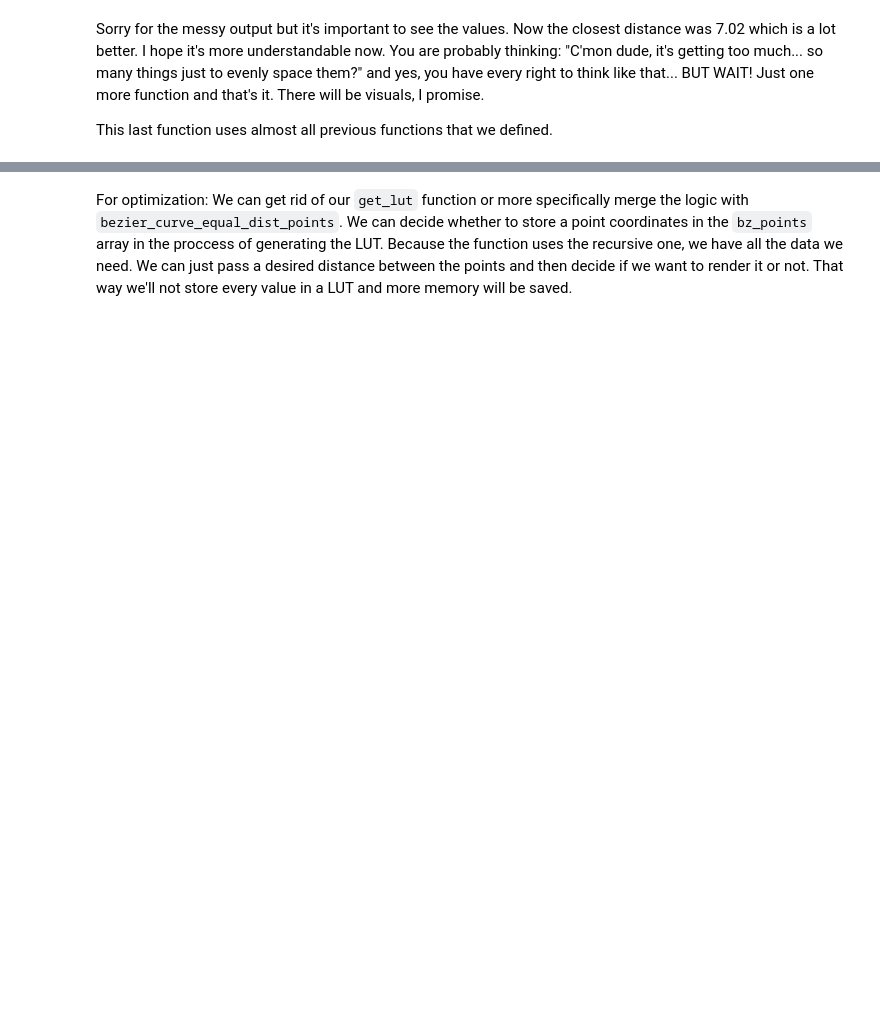
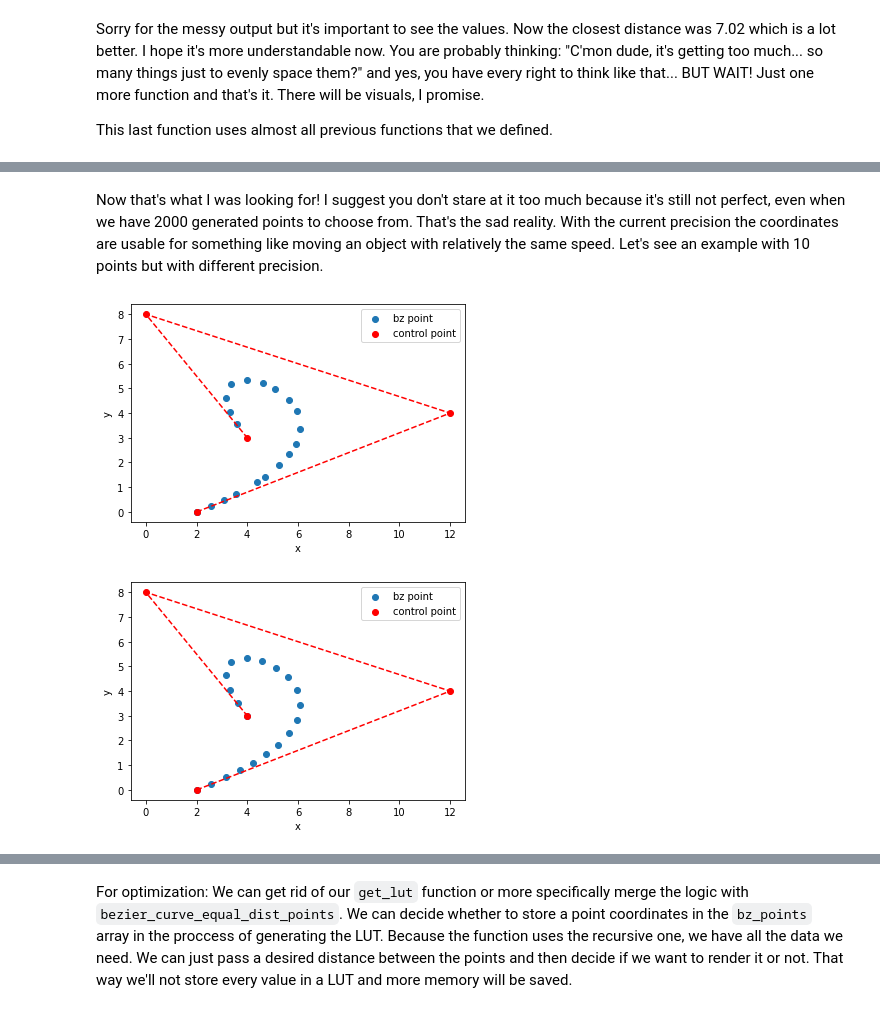
Before and after one commit to alexcvetanov4445/BezierCurves, a Jupyter notebook: BezierCurves.ipynb, the cells around one changed output, grey strips where cells are left out. Cells and saved outputs as stored; diff of their text form; code cells hidden in the pictures; blank space fills up the shorter version.

```diff
--- a/BezierCurves.ipynb
+++ b/BezierCurves.ipynb
@@ -339,0 +438,10 @@ plot_bezier_coordinates(points, bz_points, False)
+# %% [markdown]
+Now that's what I was looking for! I suggest you don't stare at it too much because it's still not perfect, even when we have 2000 generated points to choose from. That's the sad reality. With the current precision the coordinates are usable for something like moving an object with relatively the same speed. Let's see an example with 10 points but with different precision.
+# %%
+bz_points = bezier_curve_equal_dist_points(points, 20, 50) # LUT with size of 20
+plot_bezier_coordinates(points, bz_points)
+bz_points = bezier_curve_equal_dist_points(points, 20, 500) # LUT with size of 500
+plot_bezier_coordinates(points, bz_points)
+# %% [output]
+[figure, added]
+[figure, added]
```
Also changed, not shown: parts of 18 cells of this notebook.
